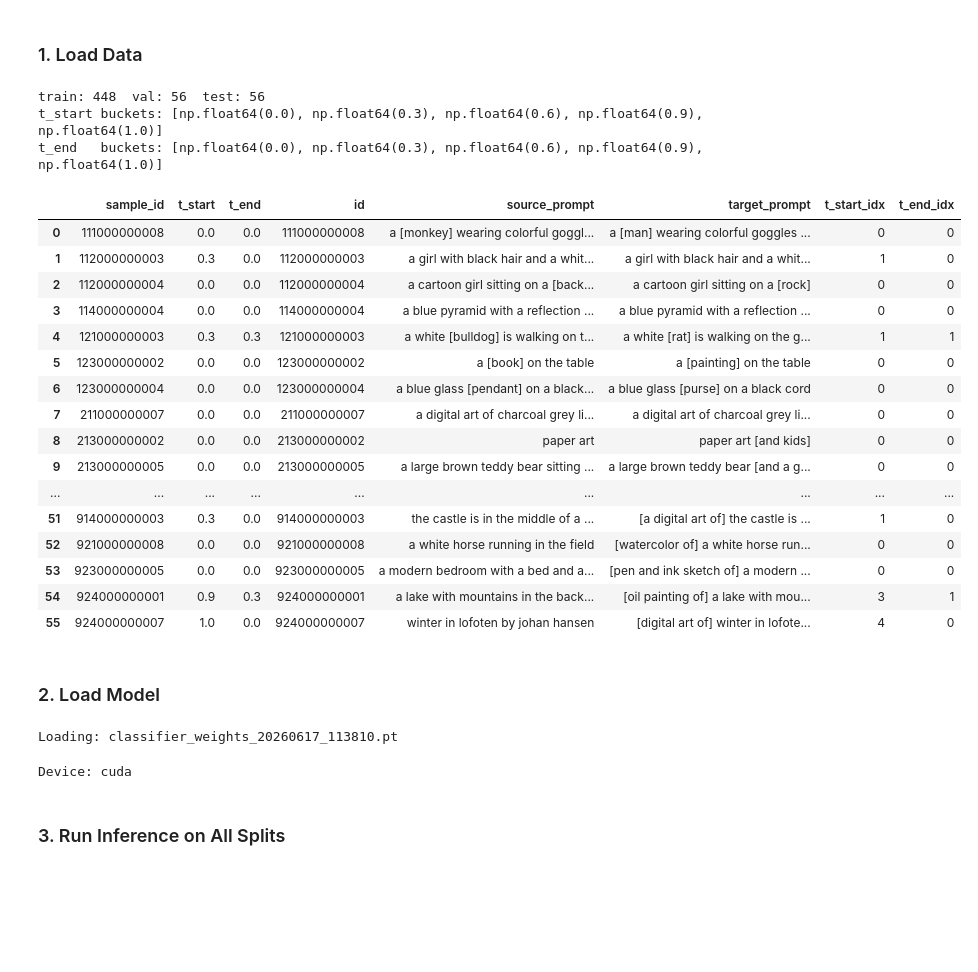
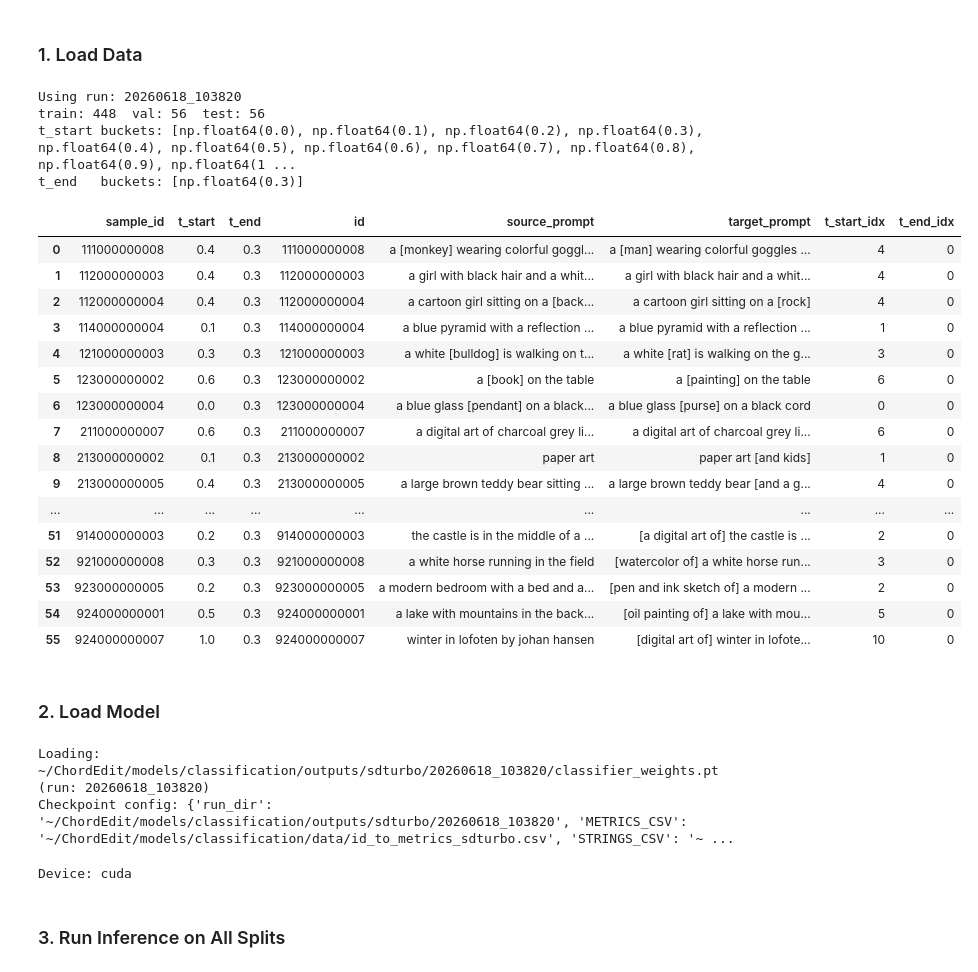
Before and after one commit to hcoderdm/chordedit-models, a Jupyter notebook: models/cell_classifier/model_eval.ipynb, the cells around one changed output. Cells and saved outputs as stored; diff of their text form; code cells hidden in the pictures; blank space fills up the shorter version.

```diff
--- a/models/cell_classifier/model_eval.ipynb
+++ b/models/cell_classifier/model_eval.ipynb
@@ -30,60 +30,65 @@ plt.rcParams.update({"figure.dpi": 120, "font.size": 11})
 # %% [markdown]
 ### 1. Load Data
 # %%
-DATA_DIR = Path("data")
-WEIGHTS_DIR = Path("weights")
+from models.classification.settings import OUTPUTS_DIR
 
-train_df = pd.read_parquet(DATA_DIR / "train.parquet.gz")
-val_df   = pd.read_parquet(DATA_DIR / "val.parquet.gz")
-test_df  = pd.read_parquet(DATA_DIR / "test.parquet.gz")
+run_dirs = sorted(d for d in OUTPUTS_DIR.iterdir() if d.is_dir())
+assert run_dirs, f"No run directories found in {OUTPUTS_DIR}"
+RUN_DIR = run_dirs[-1]
+print(f"Using run: {RUN_DIR.name}")
+
+train_df = pd.read_parquet(RUN_DIR / "train.parquet.gz")
+val_df   = pd.read_parquet(RUN_DIR / "val.parquet.gz")
+test_df  = pd.read_parquet(RUN_DIR / "test.parquet.gz")
 
 print(f"train: {len(train_df)}  val: {len(val_df)}  test: {len(test_df)}")
 print(f"t_start buckets: {sorted(train_df['t_start'].unique())}")
 print(f"t_end   buckets: {sorted(train_df['t_end'].unique())}")
 test_df
 # %% [output]
+Using run: 20260618_103820
 train: 448  val: 56  test: 56
-t_start buckets: [np.float64(0.0), np.float64(0.3), np.float64(0.6), np.float64(0.9), np.float64(1.0)]
-t_end   buckets: [np.float64(0.0), np.float64(0.3), np.float64(0.6), np.float64(0.9), np.float64(1.0)]
+t_start buckets: [np.float64(0.0), np.float64(0.1), np.float64(0.2), np.float64(0.3), np.float64(0.4), np.float64(0.5), np.float64(0.6), np.float64(0.7), np.float64(0.8), np.float64(0.9), np.float64(1 ...
+t_end   buckets: [np.float64(0.3)]
 |  | sample_id | t_start | t_end | id | source_prompt | target_prompt | t_start_idx | t_end_idx |
-| 0 | 111000000008 | 0.0 | 0.0 | 111000000008 | a [monkey] wearing colorful goggl... | a [man] wearing colorful goggles ... | 0 | 0 |
-| 1 | 112000000003 | 0.3 | 0.0 | 112000000003 | a girl with black hair and a whit... | a girl with black hair and a whit... | 1 | 0 |
-| 2 | 112000000004 | 0.0 | 0.0 | 112000000004 | a cartoon girl sitting on a [back... | a cartoon girl sitting on a [rock] | 0 | 0 |
-| 3 | 114000000004 | 0.0 | 0.0 | 114000000004 | a blue pyramid with a reflection ... | a blue pyramid with a reflection ... | 0 | 0 |
-| 4 | 121000000003 | 0.3 | 0.3 | 121000000003 | a white [bulldog] is walking on t... | a white [rat] is walking on the g... | 1 | 1 |
-| 5 | 123000000002 | 0.0 | 0.0 | 123000000002 | a [book] on the table | a [painting] on the table | 0 | 0 |
-| 6 | 123000000004 | 0.0 | 0.0 | 123000000004 | a blue glass [pendant] on a black... | a blue glass [purse] on a black cord | 0 | 0 |
-| 7 | 211000000007 | 0.0 | 0.0 | 211000000007 | a digital art of charcoal grey li... | a digital art of charcoal grey li... | 0 | 0 |
-| 8 | 213000000002 | 0.0 | 0.0 | 213000000002 | paper art | paper art [and kids] | 0 | 0 |
-| 9 | 213000000005 | 0.0 | 0.0 | 213000000005 | a large brown teddy bear sitting ... | a large brown teddy bear [and a g... | 0 | 0 |
+| 0 | 111000000008 | 0.4 | 0.3 | 111000000008 | a [monkey] wearing colorful goggl... | a [man] wearing colorful goggles ... | 4 | 0 |
+| 1 | 112000000003 | 0.4 | 0.3 | 112000000003 | a girl with black hair and a whit... | a girl with black hair and a whit... | 4 | 0 |
+| 2 | 112000000004 | 0.4 | 0.3 | 112000000004 | a cartoon girl sitting on a [back... | a cartoon girl sitting on a [rock] | 4 | 0 |
+| 3 | 114000000004 | 0.1 | 0.3 | 114000000004 | a blue pyramid with a reflection ... | a blue pyramid with a reflection ... | 1 | 0 |
+| 4 | 121000000003 | 0.3 | 0.3 | 121000000003 | a white [bulldog] is walking on t... | a white [rat] is walking on the g... | 3 | 0 |
+| 5 | 123000000002 | 0.6 | 0.3 | 123000000002 | a [book] on the table | a [painting] on the table | 6 | 0 |
+| 6 | 123000000004 | 0.0 | 0.3 | 123000000004 | a blue glass [pendant] on a black... | a blue glass [purse] on a black cord | 0 | 0 |
+| 7 | 211000000007 | 0.6 | 0.3 | 211000000007 | a digital art of charcoal grey li... | a digital art of charcoal grey li... | 6 | 0 |
+| 8 | 213000000002 | 0.1 | 0.3 | 213000000002 | paper art | paper art [and kids] | 1 | 0 |
+| 9 | 213000000005 | 0.4 | 0.3 | 213000000005 | a large brown teddy bear sitting ... | a large brown teddy bear [and a g... | 4 | 0 |
 | ... | ... | ... | ... | ... | ... | ... | ... | ... |
-| 51 | 914000000003 | 0.3 | 0.0 | 914000000003 | the castle is in the middle of a ... | [a digital art of] the castle is ... | 1 | 0 |
-| 52 | 921000000008 | 0.0 | 0.0 | 921000000008 | a white horse running in the field | [watercolor of] a white horse run... | 0 | 0 |
-| 53 | 923000000005 | 0.0 | 0.0 | 923000000005 | a modern bedroom with a bed and a... | [pen and ink sketch of] a modern ... | 0 | 0 |
-| 54 | 924000000001 | 0.9 | 0.3 | 924000000001 | a lake with mountains in the back... | [oil painting of] a lake with mou... | 3 | 1 |
-| 55 | 924000000007 | 1.0 | 0.0 | 924000000007 | winter in lofoten by johan hansen | [digital art of] winter in lofote... | 4 | 0 |
+| 51 | 914000000003 | 0.2 | 0.3 | 914000000003 | the castle is in the middle of a ... | [a digital art of] the castle is ... | 2 | 0 |
+| 52 | 921000000008 | 0.3 | 0.3 | 921000000008 | a white horse running in the field | [watercolor of] a white horse run... | 3 | 0 |
+| 53 | 923000000005 | 0.2 | 0.3 | 923000000005 | a modern bedroom with a bed and a... | [pen and ink sketch of] a modern ... | 2 | 0 |
+| 54 | 924000000001 | 0.5 | 0.3 | 924000000001 | a lake with mountains in the back... | [oil painting of] a lake with mou... | 5 | 0 |
+| 55 | 924000000007 | 1.0 | 0.3 | 924000000007 | winter in lofoten by johan hansen | [digital art of] winter in lofote... | 10 | 0 |
 # %% [markdown]
 ### 2. Load Model
 # %%
-# Pick the most recently saved weights
-weight_files = sorted(WEIGHTS_DIR.glob("classifier_weights_*.pt"))
-assert weight_files, "No weight files found in weights/"
-latest_weights = weight_files[-1]
-print(f"Loading: {latest_weights.name}")
+weights_path = RUN_DIR / "classifier_weights.pt"
+assert weights_path.exists(), f"No weights found in {RUN_DIR}"
+print(f"Loading: {weights_path}  (run: {RUN_DIR.name})")
 
-all_df = pd.concat([train_df, val_df, test_df], ignore_index=True)
-buckets_start = torch.tensor(sorted(all_df["t_start"].unique()), dtype=torch.float)
-buckets_end   = torch.tensor(sorted(all_df["t_end"].unique()),   dtype=torch.float)
+ckpt = torch.load(weights_path, map_location="cpu", weights_only=False)
+buckets_start = torch.tensor(ckpt["buckets1"], dtype=torch.float)
+buckets_end   = torch.tensor(ckpt["buckets2"], dtype=torch.float)
+print(f"Checkpoint config: {ckpt['config']}")
 
 DEVICE = torch.device("cuda" if torch.cuda.is_available() else "cpu")
 model = OrdinalPairClassifier(
     buckets1=buckets_start, buckets2=buckets_end, freeze_encoder=True
 ).to(DEVICE)
-model.load_state_dict(torch.load(latest_weights, map_location=DEVICE, weights_only=True))
+model.load_state_dict(ckpt["state_dict"])
 model.eval()
 print(f"Device: {DEVICE}")
 # %% [output]
-Loading: classifier_weights_20260617_113810.pt
+Loading: ~/ChordEdit/models/classification/outputs/sdturbo/20260618_103820/classifier_weights.pt  (run: 20260618_103820)
+Checkpoint config: {'run_dir': '~/ChordEdit/models/classification/outputs/sdturbo/20260618_103820', 'METRICS_CSV': '~/ChordEdit/models/classification/data/id_to_metrics_sdturbo.csv', 'STRINGS_CSV': '~ ...
 Device: cuda
 # %% [markdown]
 ### 3. Run Inference on All Splits
```
Also changed, not shown: parts of 6 cells of this notebook, 4 other files.
